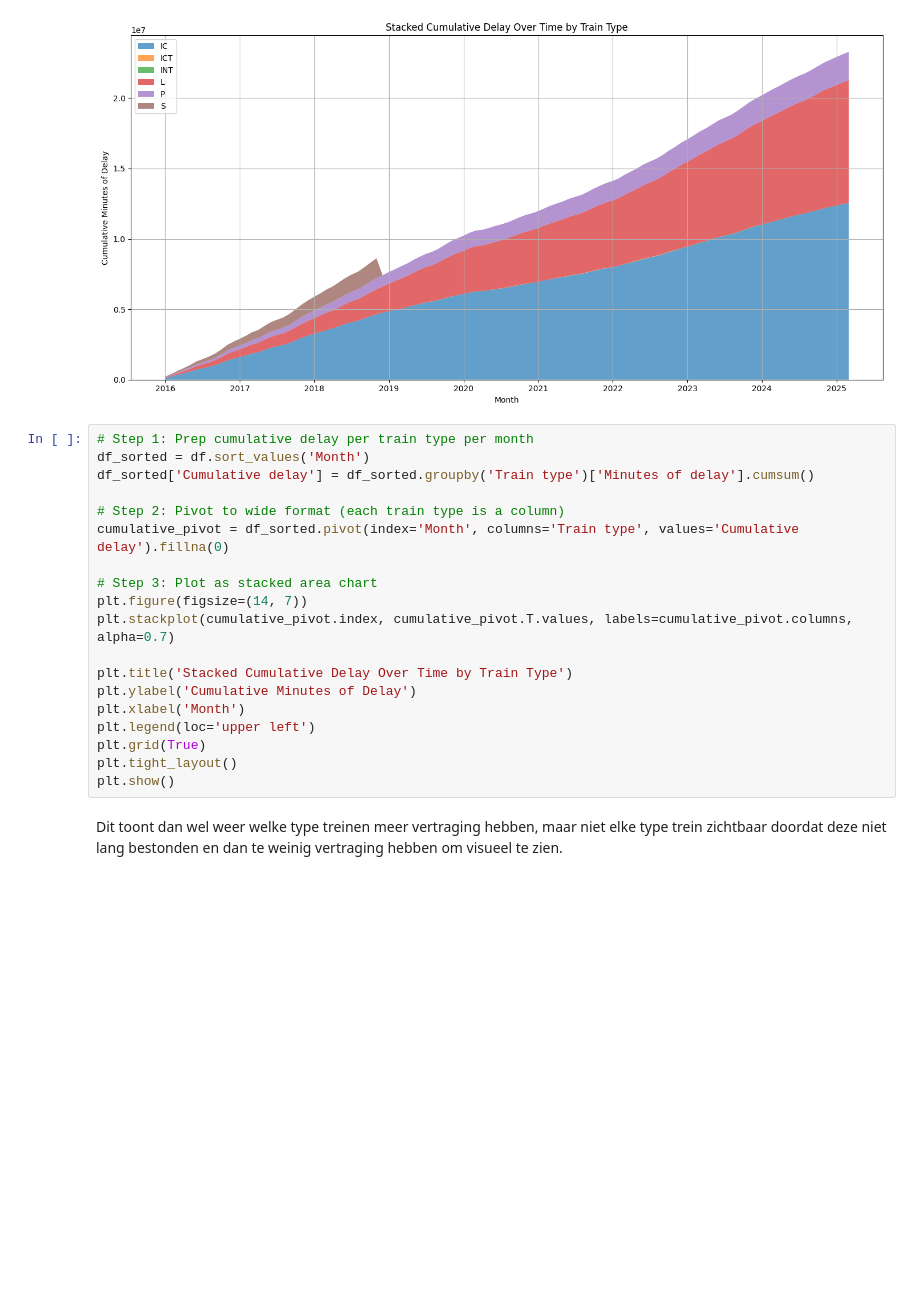
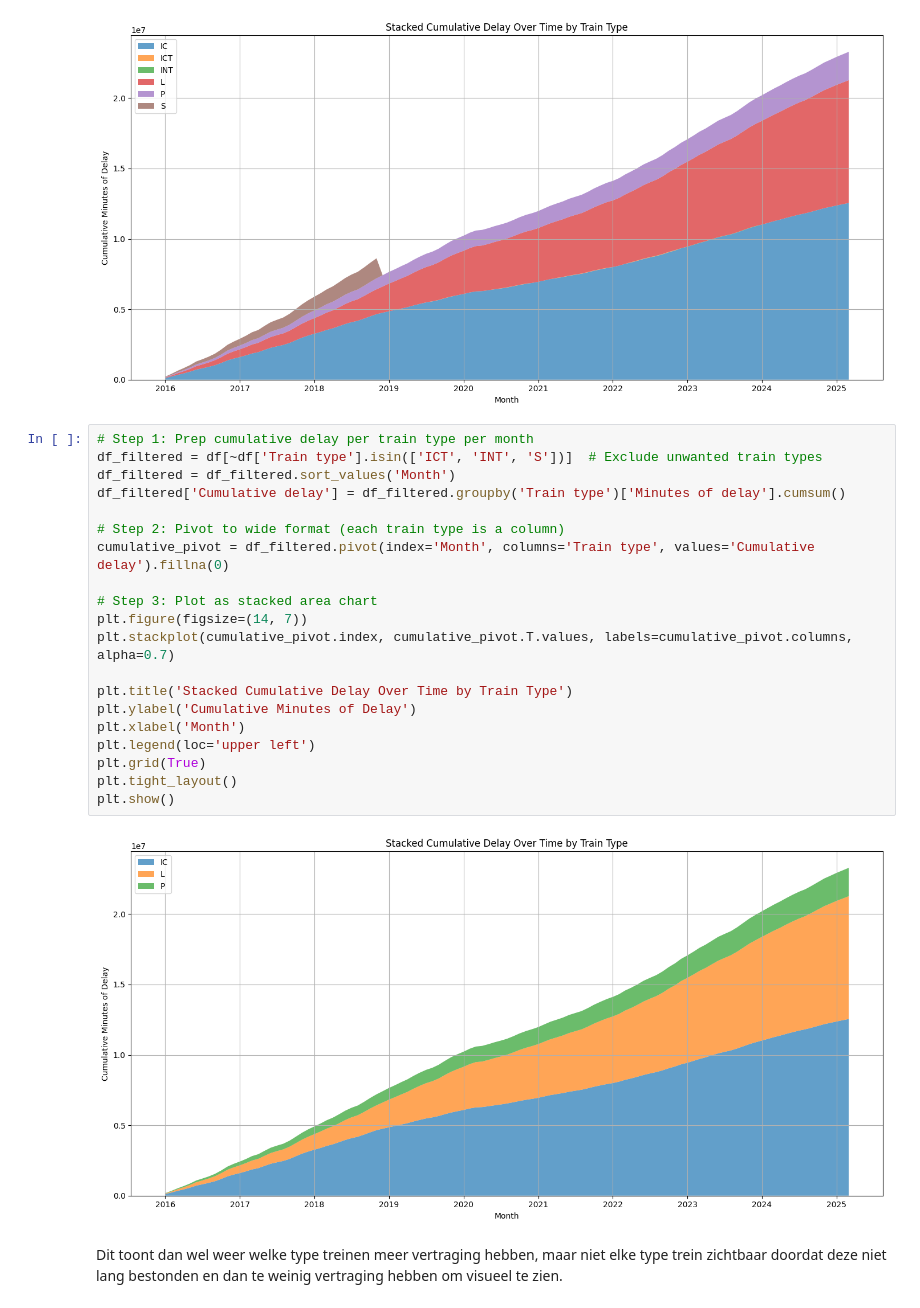
Before and after one commit to Datavisualiatie-UGent/project-dv25-6, a Jupyter notebook: analysis/analysis-emma.ipynb, the cells around one changed output. Cells and saved outputs as stored; diff of their text form; blank space fills up the shorter version.

```diff
--- a/analysis/analysis-emma.ipynb
+++ b/analysis/analysis-emma.ipynb
@@ -239,25 +239,28 @@ plt.tight_layout()
 plt.show()
 # %% [output]
 [figure]
-# %%
-# Step 1: Prep cumulative delay per train type per month
-df_sorted = df.sort_values('Month')
-df_sorted['Cumulative delay'] = df_sorted.groupby('Train type')['Minutes of delay'].cumsum()
-
-# Step 2: Pivot to wide format (each train type is a column)
-cumulative_pivot = df_sorted.pivot(index='Month', columns='Train type', values='Cumulative delay').fillna(0)
-
-# Step 3: Plot as stacked area chart
-plt.figure(figsize=(14, 7))
-plt.stackplot(cumulative_pivot.index, cumulative_pivot.T.values, labels=cumulative_pivot.columns, alpha=0.7)
-
-plt.title('Stacked Cumulative Delay Over Time by Train Type')
-plt.ylabel('Cumulative Minutes of Delay')
-plt.xlabel('Month')
-plt.legend(loc='upper left')
-plt.grid(True)
-plt.tight_layout()
-plt.show()
+# %%
+# Step 1: Prep cumulative delay per train type per month
+df_filtered = df[~df['Train type'].isin(['ICT', 'INT', 'S'])]  # Exclude unwanted train types
+df_filtered = df_filtered.sort_values('Month')
+df_filtered['Cumulative delay'] = df_filtered.groupby('Train type')['Minutes of delay'].cumsum()
+
+# Step 2: Pivot to wide format (each train type is a column)
+cumulative_pivot = df_filtered.pivot(index='Month', columns='Train type', values='Cumulative delay').fillna(0)
+
+# Step 3: Plot as stacked area chart
+plt.figure(figsize=(14, 7))
+plt.stackplot(cumulative_pivot.index, cumulative_pivot.T.values, labels=cumulative_pivot.columns, alpha=0.7)
+
+plt.title('Stacked Cumulative Delay Over Time by Train Type')
+plt.ylabel('Cumulative Minutes of Delay')
+plt.xlabel('Month')
+plt.legend(loc='upper left')
+plt.grid(True)
+plt.tight_layout()
+plt.show()
+# %% [output]
+[figure, added]
 # %% [markdown]
 Dit toont dan wel weer welke type treinen meer vertraging hebben, maar niet elke type trein zichtbaar doordat deze niet lang bestonden en dan te weinig vertraging hebben om visueel te zien.
 # %% [markdown]
```
Also changed, not shown: parts of 7 cells of this notebook, 1 other file.
